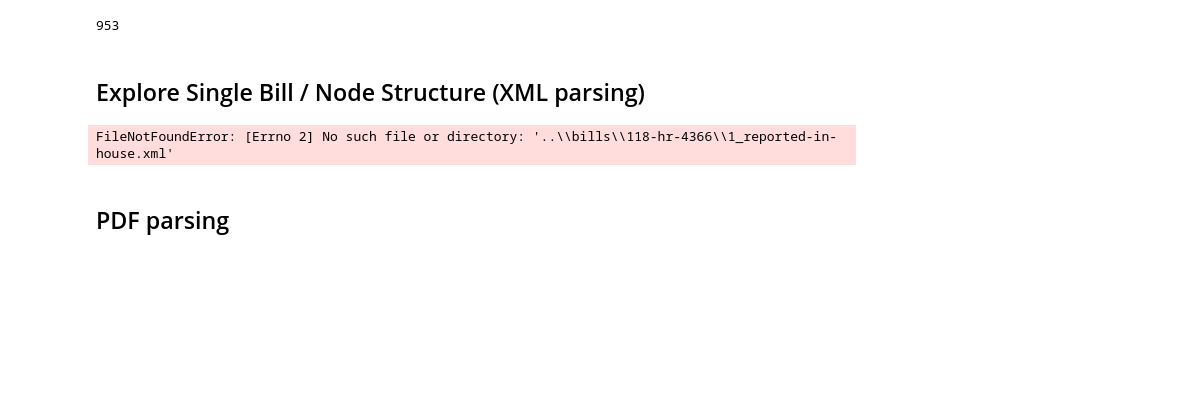
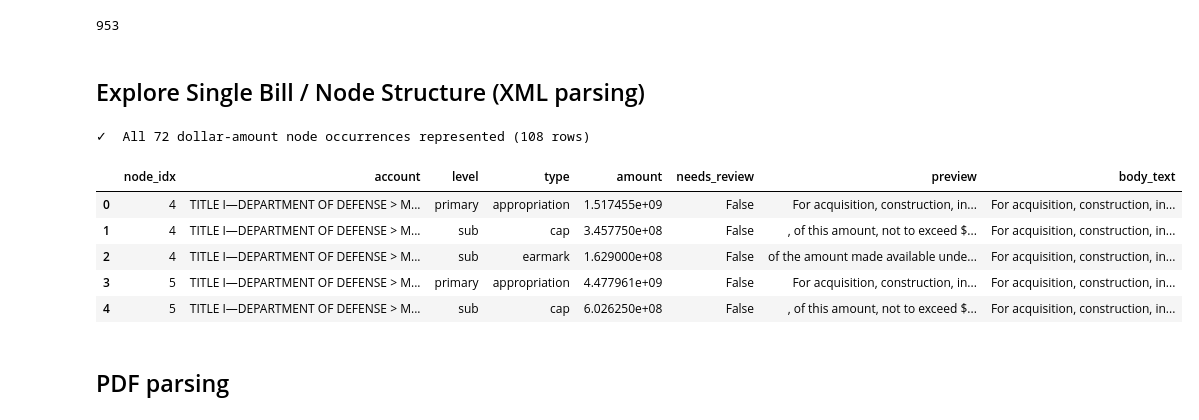
Before and after one commit to civictechdc/DeltaTrack, a Jupyter notebook: docs/research/financial-semantics/01_eda.ipynb, the cells around one changed output. Saved outputs shown, nothing was run; the diff lists cells and outputs as text; code cells hidden in the pictures; blank space fills up the shorter version.

Commit message:
fix(research): correct example bill path in 01_eda.ipynb

```diff
--- a/docs/research/financial-semantics/01_eda.ipynb
+++ b/docs/research/financial-semantics/01_eda.ipynb
@@ -136,13 +136,19 @@ approp_df.to_csv("data/appropriations_bills.csv", index=False)
 # %% [markdown]
 ## Explore Single Bill / Node Structure (XML parsing)
 # %%
-xml_path = Path("../bills/118-hr-4366/1_reported-in-house.xml")
+xml_path = Path("../../../bills/118-hr-4366/1_reported-in-house.xml")
 tree = normalize_bill(xml_path)
 df_financial = build_financial_df(tree)
 check_coverage(df_financial, tree)
 df_financial.head()
 # %% [output]
-FileNotFoundError: [Errno 2] No such file or directory: '..\\bills\\118-hr-4366\\1_reported-in-house.xml'
+✓  All 72 dollar-amount node occurrences represented (108 rows)
+|  | node_idx | account | level | type | amount | needs_review | preview | body_text |
+| 0 | 4 | TITLE I—DEPARTMENT OF DEFENSE > M... | primary | appropriation | 1.517455e+09 | False | For acquisition, construction, in... | For acquisition, construction, in... |
+| 1 | 4 | TITLE I—DEPARTMENT OF DEFENSE > M... | sub | cap | 3.457750e+08 | False | , of this amount, not to exceed $... | For acquisition, construction, in... |
+| 2 | 4 | TITLE I—DEPARTMENT OF DEFENSE > M... | sub | earmark | 1.629000e+08 | False | of the amount made available unde... | For acquisition, construction, in... |
+| 3 | 5 | TITLE I—DEPARTMENT OF DEFENSE > M... | primary | appropriation | 4.477961e+09 | False | For acquisition, construction, in... | For acquisition, construction, in... |
+| 4 | 5 | TITLE I—DEPARTMENT OF DEFENSE > M... | sub | cap | 6.026250e+08 | False | , of this amount, not to exceed $... | For acquisition, construction, in... |
 # %%
 tree.nodes[0].__dir__()
 # %%
```
